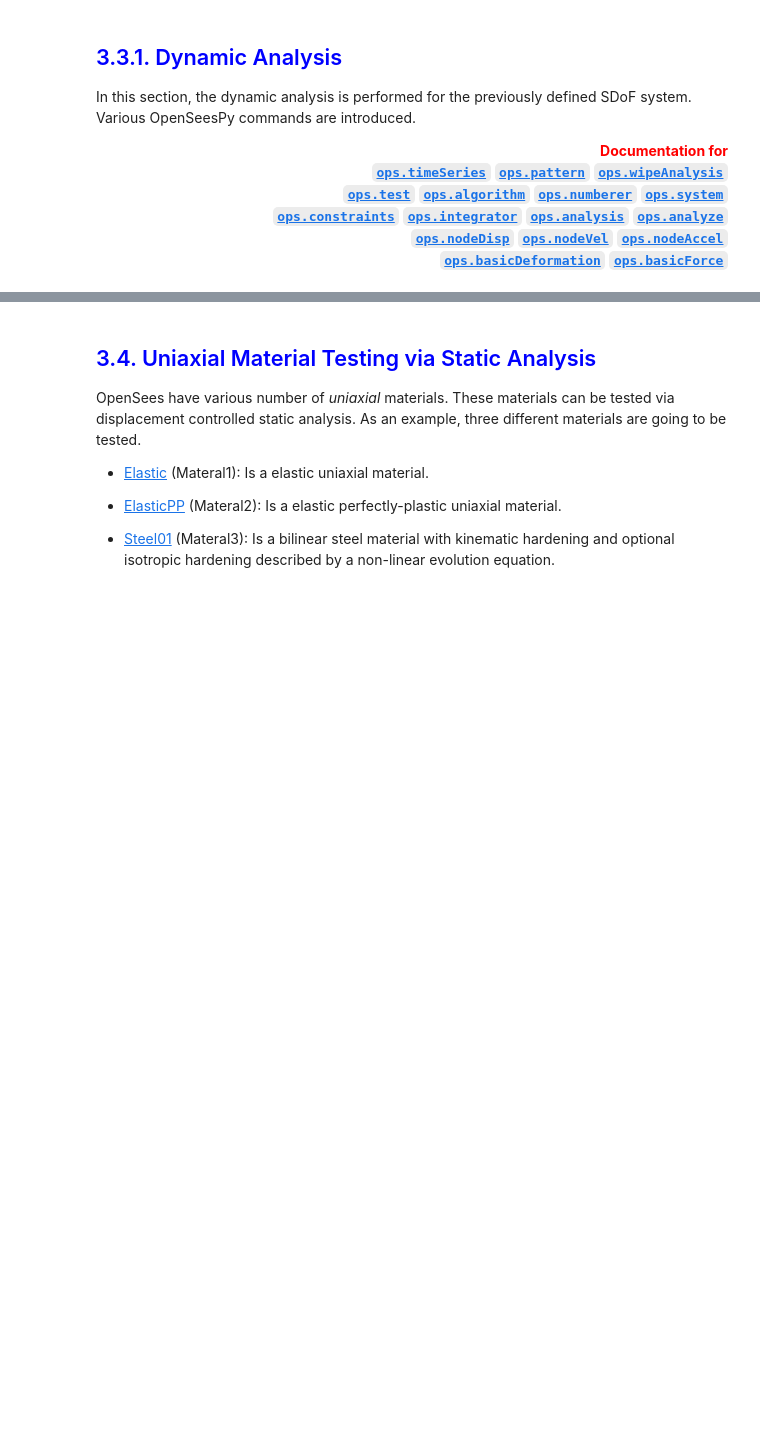
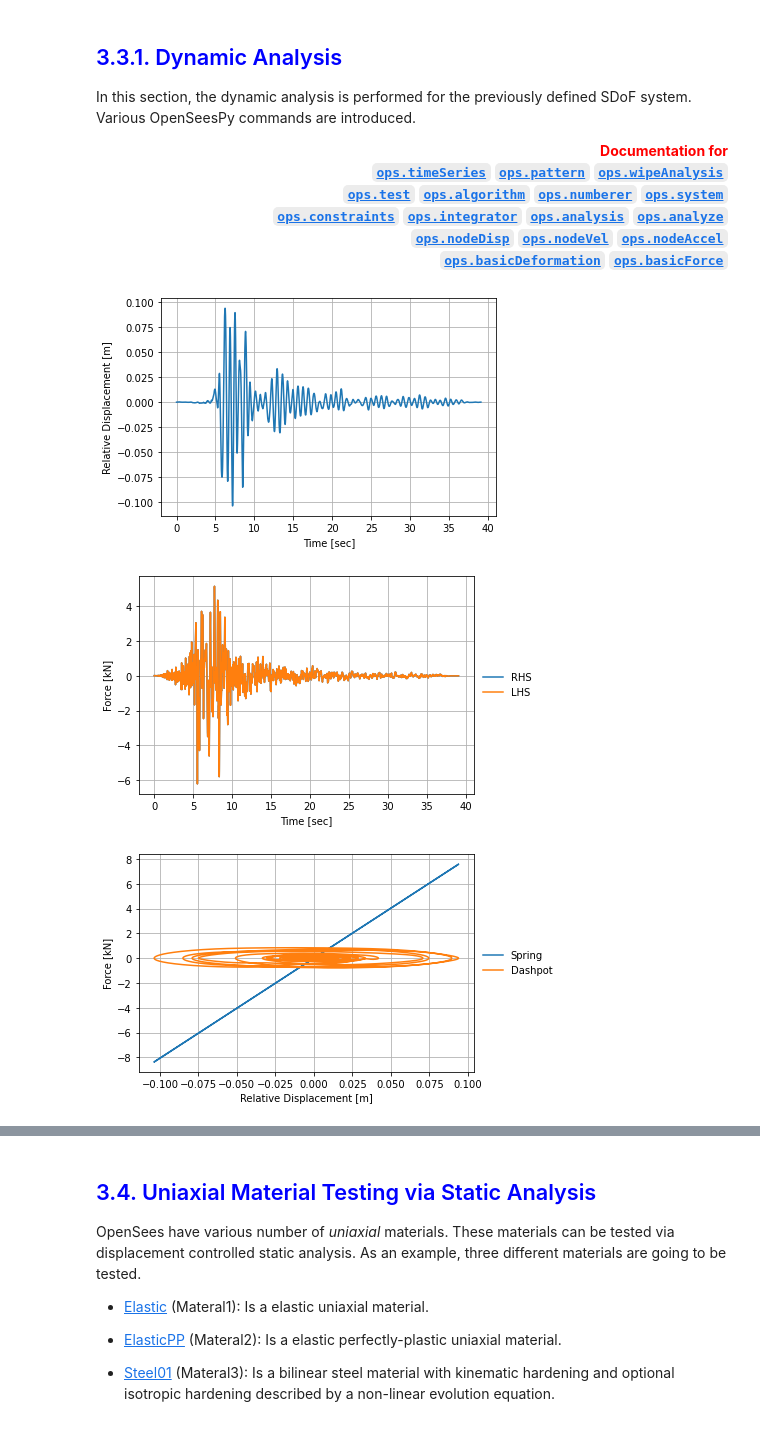
Before and after one commit to volkanozsarac/OSW-6ICEES, a Jupyter notebook: 3. SDOF.ipynb, the cells around one changed output, grey strips where cells are left out. Drawn from its saved outputs; the diff is of its cells as text; code cells hidden in the pictures; blank space fills up the shorter version.

```diff
--- a/3. SDOF.ipynb
+++ b/3. SDOF.ipynb
@@ -162,11 +162,10 @@ with open('Records//GMR_names.txt') as file:    # read the record names
     gm_names = [line.rstrip() for line in file]
 dts = np.loadtxt('Records//GMR_dts.txt')        # load the time steps for records
 gm_idx = 3                                      # index for record being applied
-A_g = -np.loadtxt('Records//'+gm_names[gm_idx]) # load the record file as an array
+A_g = np.loadtxt('Records//'+gm_names[gm_idx])  # load the record file as an array
 dt = dts[gm_idx]                                # time step of record
 tsTag = 1                                       # tag for time series to use
 pTag = 1                                        # tag for load pattern to use
-values = list(-1 * A_g)                         # should be negative
 ops.timeSeries('Path', tsTag, '-dt', dt, '-values', *A_g, '-factor', g) # time series object
 ops.pattern('UniformExcitation', pTag, 1, '-accel', tsTag)              # pattern object
 # %%
@@ -207,7 +206,7 @@ ops.analysis('Transient')
 
 # Initialize some parameters
 # ------------------------------------------------------------------------
-analysis_time = (len(values) - 1) * dt
+analysis_time = (len(A_g) - 1) * dt
 analysis_dt = 0.001
 outputs = {
     "time": [0],
@@ -235,23 +234,41 @@ while ops.getTime() < analysis_time:
 # convert lists to array
 for item in outputs:
     outputs[item] = np.array(outputs[item])
+
+# Check for equality: left-hand side (LHS) of the equation of motion
+outputs["LHS"]=np.array(outputs["rel_accel"])*mass + np.array(outputs["spring_force"])+np.array(outputs["dashpot_force"])
+# Check for equality: right-hand side (RHS) of the equation of motion
+inputs = {"RHS": -A_g*g*mass/tonne, "time": np.arange(0,len(A_g)*dt,dt)}
 # %%
 # Plot the results
 # ------------------------------------------------------------------------
 plt.figure()
 plt.plot(outputs["time"], outputs["rel_disp"])
 plt.xlabel('Time [sec]')
 plt.ylabel('Relative Displacement [m]')
 plt.grid(True)
 plt.show()
 
 plt.figure()
+plt.plot(inputs["time"], inputs["RHS"], label = 'RHS')
+plt.plot(outputs["time"], outputs["LHS"], label = 'LHS')
+plt.xlabel('Time [sec]')
+plt.ylabel('Force [kN]')
+plt.grid(True)
+plt.legend(loc='center left', bbox_to_anchor=(1, 0.5), frameon=False)
+plt.show()
+
+plt.figure()
 plt.plot(outputs["rel_disp"], outputs["spring_force"], label='Spring')
 plt.plot(outputs["rel_disp"], outputs["dashpot_force"], label='Dashpot')
 plt.xlabel('Relative Displacement [m]')
 plt.ylabel('Force [kN]')
 plt.legend(loc='center left', bbox_to_anchor=(1, 0.5), frameon=False)
 plt.grid(True)
 plt.show()
+# %% [output]
+[figure, added]
+[figure, added]
+[figure, added]
 # %%
 ops.eigen('-fullGenLapack' ,1)
```
Also changed, not shown: parts of 5 cells of this notebook, 5 other files.
